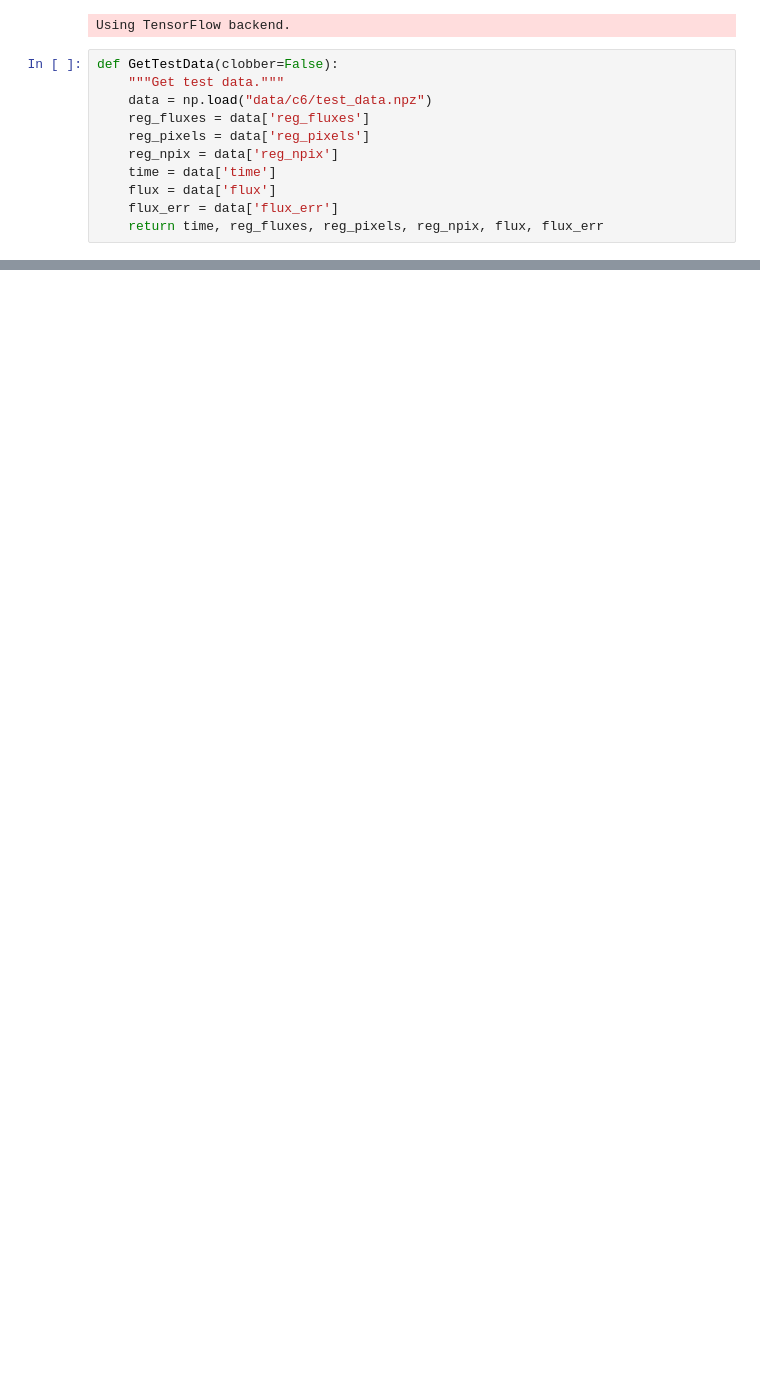
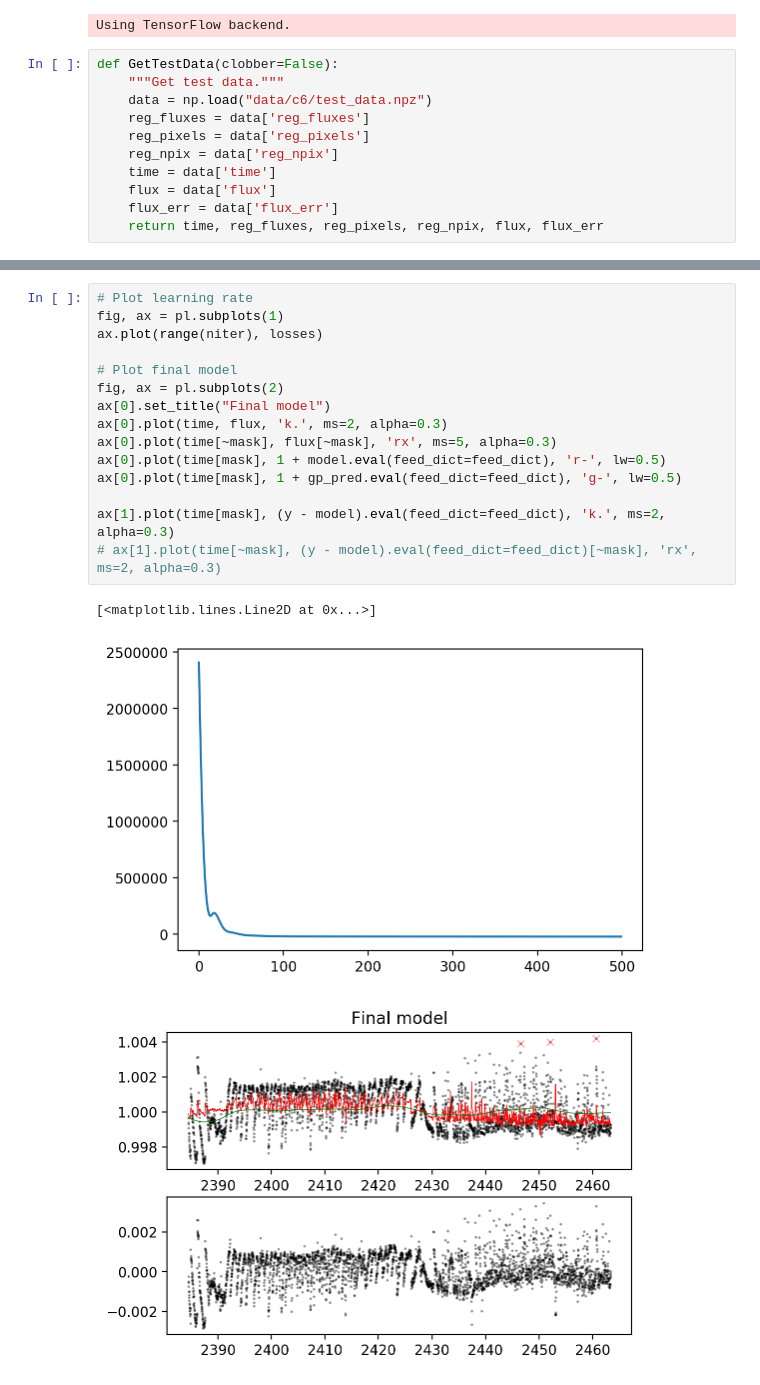
Before and after one commit to rodluger/L1, a Jupyter notebook: test.ipynb, the cells around one changed output, grey strips where cells are left out. Saved outputs shown, nothing was run; the diff lists cells and outputs as text; blank space fills up the shorter version.

```diff
--- a/test.ipynb
+++ b/test.ipynb
@@ -154,0 +182,19 @@ ax[1].plot(time, flux - model.eval(feed_dict=feed_dict), 'k.', ms=2, alpha=0.3)
+# %%
+# Plot learning rate
+fig, ax = pl.subplots(1)
+ax.plot(range(niter), losses)
+
+# Plot final model
+fig, ax = pl.subplots(2)
+ax[0].set_title("Final model")
+ax[0].plot(time, flux, 'k.', ms=2, alpha=0.3)
+ax[0].plot(time[~mask], flux[~mask], 'rx', ms=5, alpha=0.3)
+ax[0].plot(time[mask], 1 + model.eval(feed_dict=feed_dict), 'r-', lw=0.5)
+ax[0].plot(time[mask], 1 + gp_pred.eval(feed_dict=feed_dict), 'g-', lw=0.5)
+
+ax[1].plot(time[mask], (y - model).eval(feed_dict=feed_dict), 'k.', ms=2, alpha=0.3)
+# ax[1].plot(time[~mask], (y - model).eval(feed_dict=feed_dict)[~mask], 'rx', ms=2, alpha=0.3)
+# %% [output]
+[<matplotlib.lines.Line2D at 0x...>]
+[figure, added]
+[figure, added]
```
Also changed, not shown: parts of 10 cells of this notebook.
